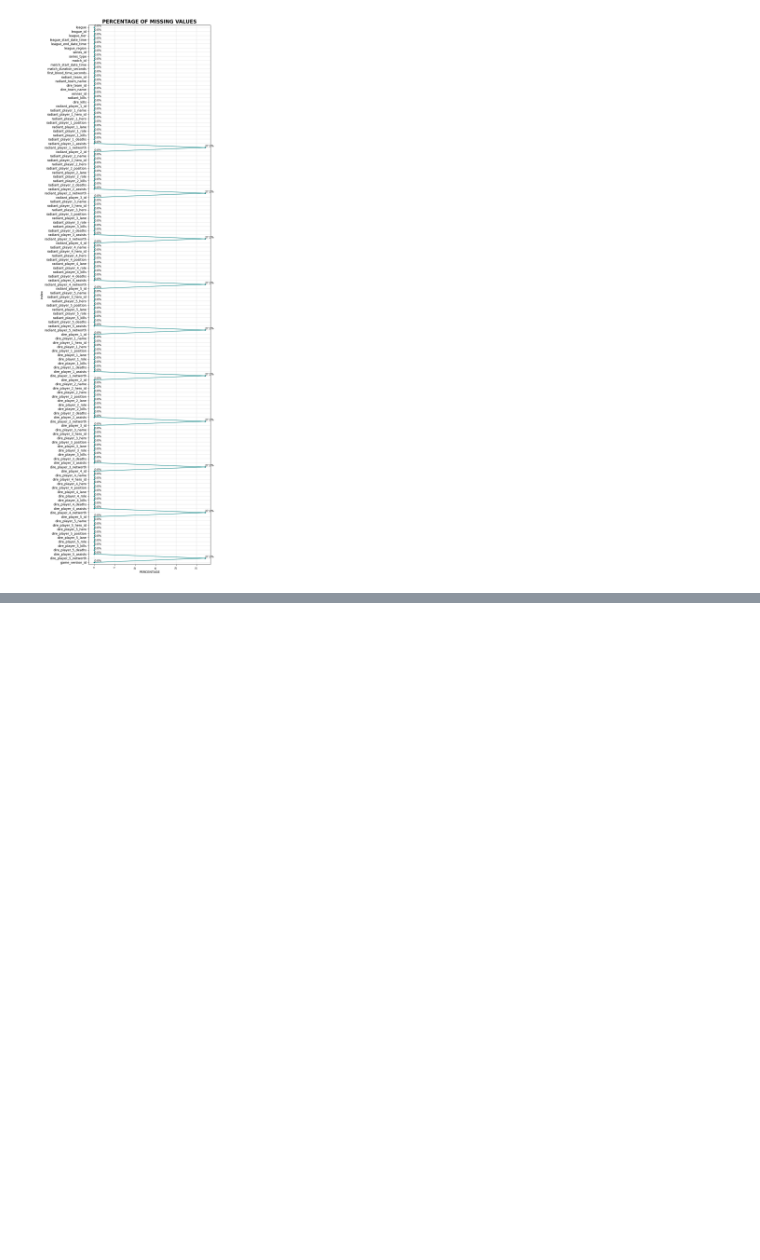
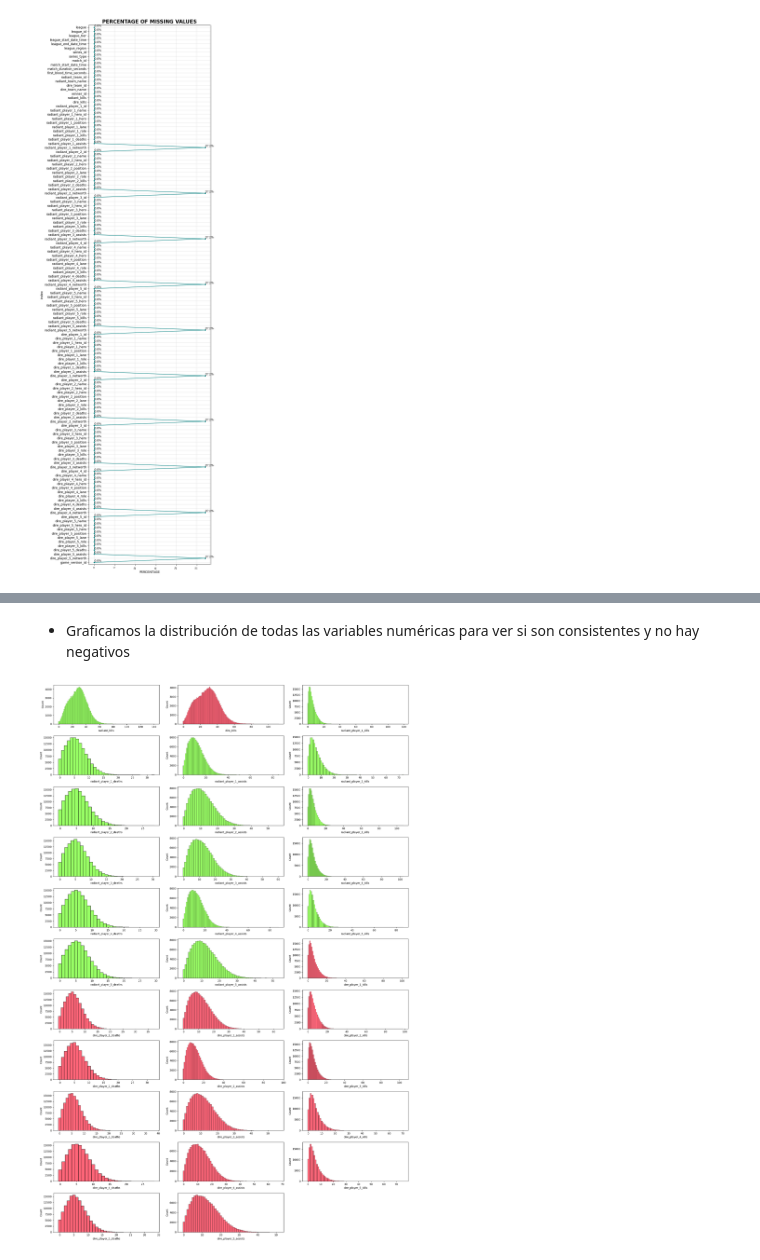
Before and after one commit to rtezen23/dota_2_eda, a Jupyter notebook: 1_data_cleaning.ipynb, the cells around one changed output, grey strips where cells are left out. Drawn from its saved outputs; the diff is of its cells as text; code cells hidden in the pictures; blank space fills up the shorter version.

Commit message:
fix and improve data cleaning, get target variable

```diff
--- a/1_data_cleaning.ipynb
+++ b/1_data_cleaning.ipynb
@@ -573,0 +718,3 @@ get_missing_values()
+# %%
+df_01['league'] = df_01['league'].apply(lambda x: re.sub(problema_regex, '', x))
+df_01['league'].unique()
@@ -573,0 +729,3 @@ get_missing_values()
+# %%
+for col in categorical_cols:
+    df_01[col] = df_01[col].apply(lambda x: re.sub(problema_regex, '', x))
@@ -573,0 +734,4 @@ get_missing_values()
+# %%
+# plot the distribution
+numeric_cols = df.select_dtypes(include='Int16').columns
+numeric_cols
@@ -573,0 +753,32 @@ get_missing_values()
+# %% [markdown]
+* Graficamos la distribución de todas las variables numéricas para ver si son consistentes y no hay negativos
+# %%
+# creating dinamic function
+
+def plot_numeric_variables(cols, n_cols):
+    n_rows = ((len(cols) - 1) // n_cols)
+
+    # set subplots
+    fig, axes = plt.subplots(11,3, figsize=(20,3*n_rows))
+    axes = axes.flatten()
+
+    # plot histograms
+    for i, col in enumerate(numeric_cols):
+
+        color = '#3358FF'
+        if col.startswith('radiant'):
+            color = '#77FF33'
+        elif col.startswith('dire'):
+            color = '#FF334C'
+
+        sns.histplot(data=df_01, x=col, ax=axes[i], discrete=True, color=color)
+
+    for j in range(len(cols), len(axes)):
+        axes[j].set_visible(False)
+
+    plt.tight_layout()
+    plt.show()
+# %%
+plot_numeric_variables(numeric_cols, 3)
+# %% [output]
+[figure, added]
```
Also changed, not shown: parts of 33 cells of this notebook, 1 other file.
